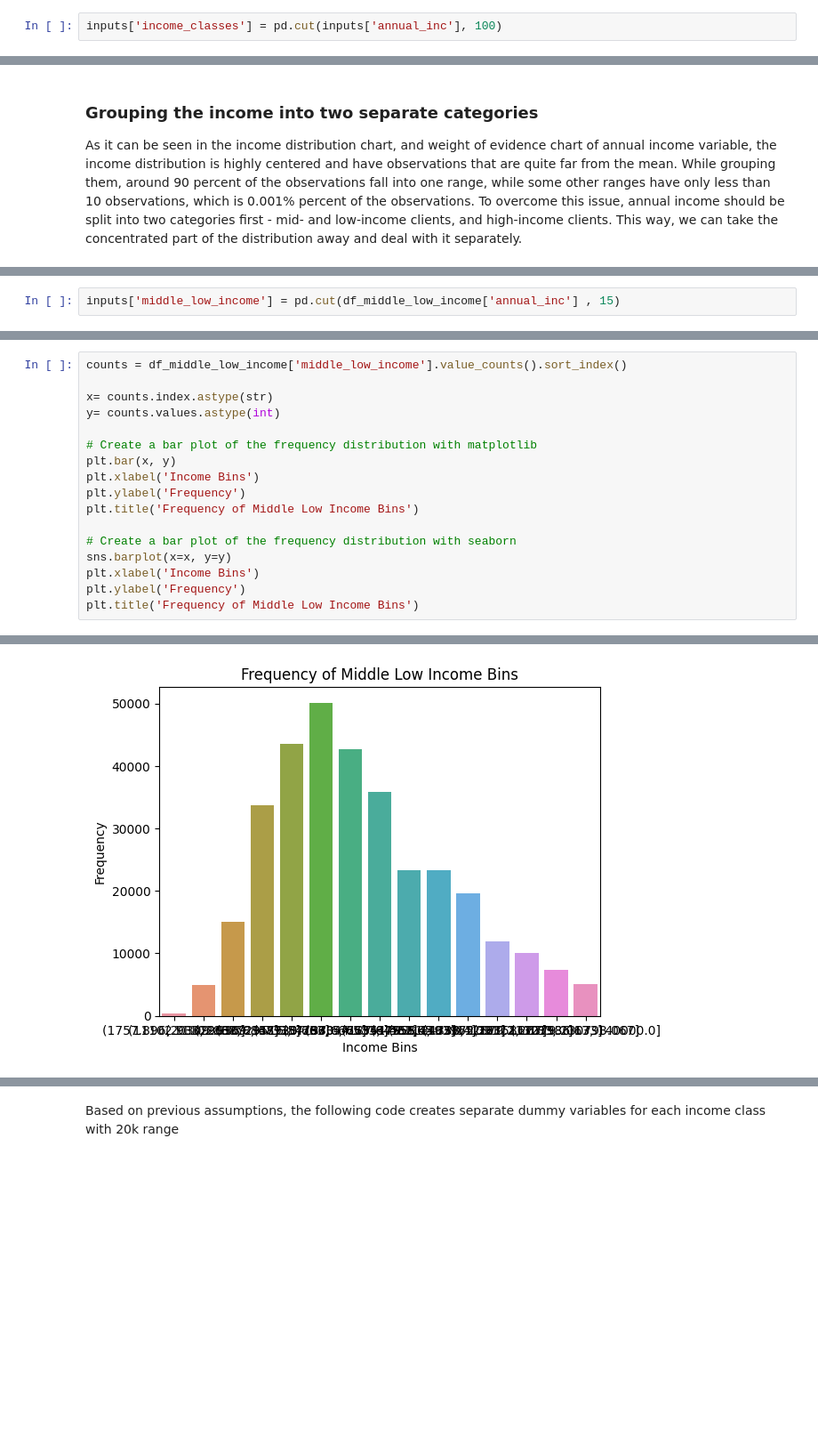
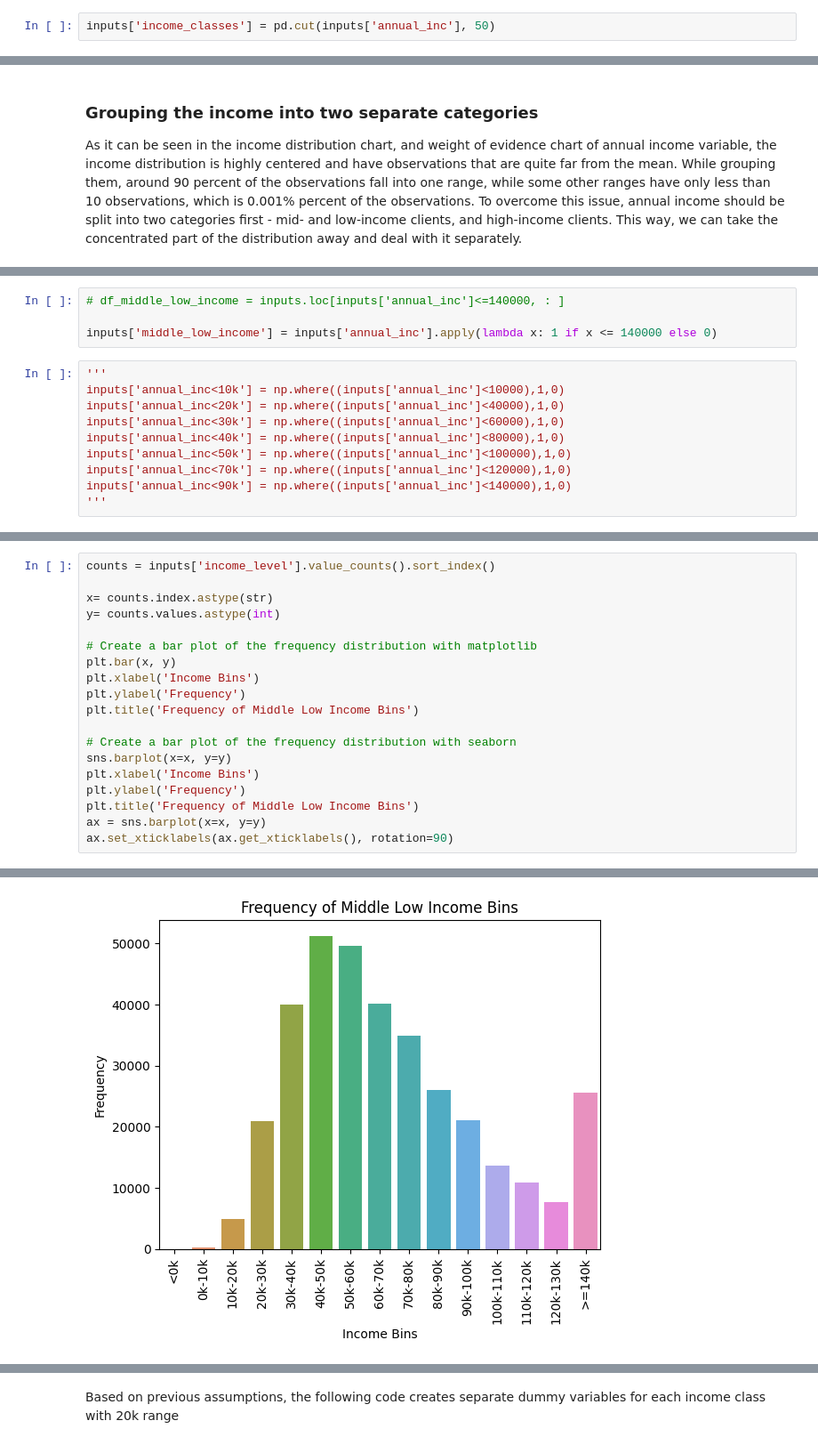
Before and after one commit to OzodbekOzodov/_credit-risk-modeling, a Jupyter notebook: main-project.ipynb, the cells around one changed output, grey strips where cells are left out. Shown at 89% size. Cells and saved outputs as stored; diff of their text form; blank space fills up the shorter version.

Commit message:
added some plots, fixed the income and funded amount classes

```diff
--- a/main-project.ipynb
+++ b/main-project.ipynb
@@ -842,7 +856,7 @@ plot_woe(df_funded, x_degree=30)
 # %% [markdown]
 ## Annual income - one of the most important variables in the model has to be carefully preprocessed
 # %%
-inputs['income_classes'] = pd.cut(inputs['annual_inc'], 100)
+inputs['income_classes'] = pd.cut(inputs['annual_inc'], 50)
 # %%
 df_income = woe_iv_cont(inputs, 'income_classes', targets)
 df_income
@@ -886,2 +901,0 @@ df_middle_low_income = inputs.loc[inputs['annual_inc']<=140000, : ]
-# %%
-inputs['middle_low_income'] = pd.cut(df_middle_low_income['annual_inc'] , 15)
@@ -889,0 +902,14 @@ ValueError: cannot reindex on an axis with duplicate labels
+# %%
+# df_middle_low_income = inputs.loc[inputs['annual_inc']<=140000, : ]
+
+inputs['middle_low_income'] = inputs['annual_inc'].apply(lambda x: 1 if x <= 140000 else 0)
+# %%
+'''
+inputs['annual_inc<10k'] = np.where((inputs['annual_inc']<10000),1,0)
+inputs['annual_inc<20k'] = np.where((inputs['annual_inc']<40000),1,0)
+inputs['annual_inc<30k'] = np.where((inputs['annual_inc']<60000),1,0)
+inputs['annual_inc<40k'] = np.where((inputs['annual_inc']<80000),1,0)
+inputs['annual_inc<50k'] = np.where((inputs['annual_inc']<100000),1,0)
+inputs['annual_inc<70k'] = np.where((inputs['annual_inc']<120000),1,0)
+inputs['annual_inc<90k'] = np.where((inputs['annual_inc']<140000),1,0)
+'''
@@ -890,5 +918,5 @@ ValueError: cannot reindex on an axis with duplicate labels
 # %%
-counts = df_middle_low_income['middle_low_income'].value_counts().sort_index()
+counts = inputs['income_level'].value_counts().sort_index()
 
 x= counts.index.astype(str)
 y= counts.values.astype(int)
@@ -904,4 +932,6 @@ sns.barplot(x=x, y=y)
 plt.xlabel('Income Bins')
 plt.ylabel('Frequency')
 plt.title('Frequency of Middle Low Income Bins')
+ax = sns.barplot(x=x, y=y)
+ax.set_xticklabels(ax.get_xticklabels(), rotation=90)
 # %% [output]
@@ -909 +953 @@ Text(0.5, 1.0, 'Frequency of Middle Low Income Bins')
-[figure, old version]
+[figure, new version]
```
Also changed, not shown: parts of 16 cells of this notebook.
